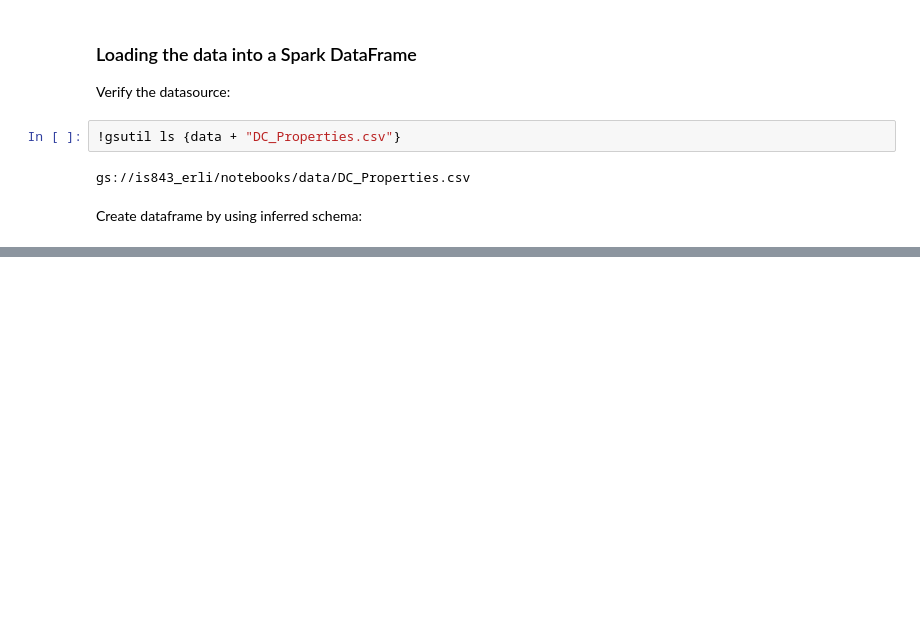
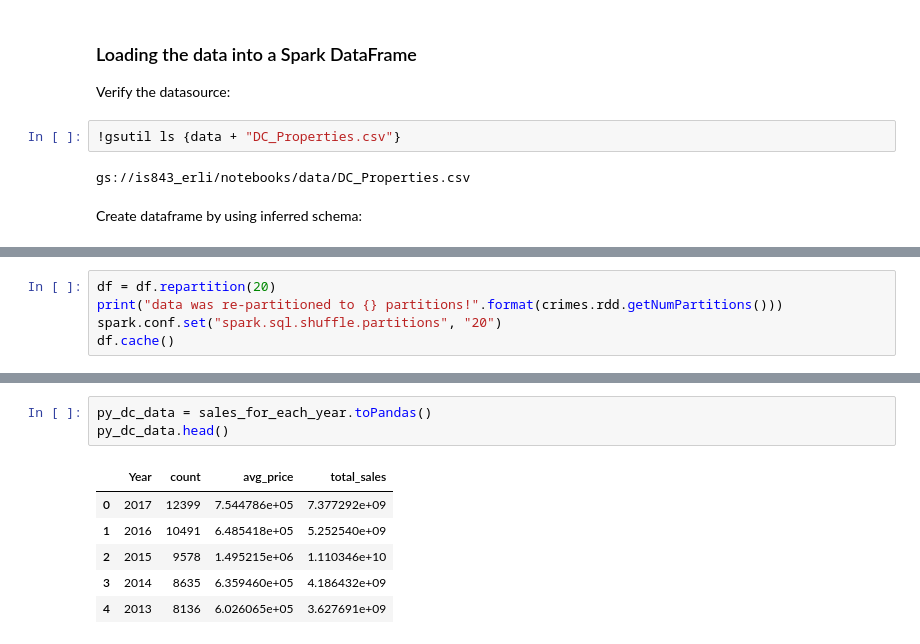
Before and after one commit to elieric/is843, a Jupyter notebook: assignment_1.ipynb, the cells around one changed output, grey strips where cells are left out. Saved outputs shown, nothing was run; the diff lists cells and outputs as text; blank space fills up the shorter version.

```diff
--- a/assignment_1.ipynb
+++ b/assignment_1.ipynb
@@ -119,0 +101,5 @@ only showing top 1 row
+# %%
+df = df.repartition(20)
+print("data was re-partitioned to {} partitions!".format(crimes.rdd.getNumPartitions()))
+spark.conf.set("spark.sql.shuffle.partitions", "20")
+df.cache()
@@ -119,0 +192,10 @@ only showing top 1 row
+# %%
+py_dc_data = sales_for_each_year.toPandas()
+py_dc_data.head()
+# %% [output]
+|  | Year | count | avg_price | total_sales |
+| 0 | 2017 | 12399 | 7.544786e+05 | 7.377292e+09 |
+| 1 | 2016 | 10491 | 6.485418e+05 | 5.252540e+09 |
+| 2 | 2015 | 9578 | 1.495215e+06 | 1.110346e+10 |
+| 3 | 2014 | 8635 | 6.359460e+05 | 4.186432e+09 |
+| 4 | 2013 | 8136 | 6.026065e+05 | 3.627691e+09 |
```
Also changed, not shown: parts of 42 cells of this notebook, 1 other file.
